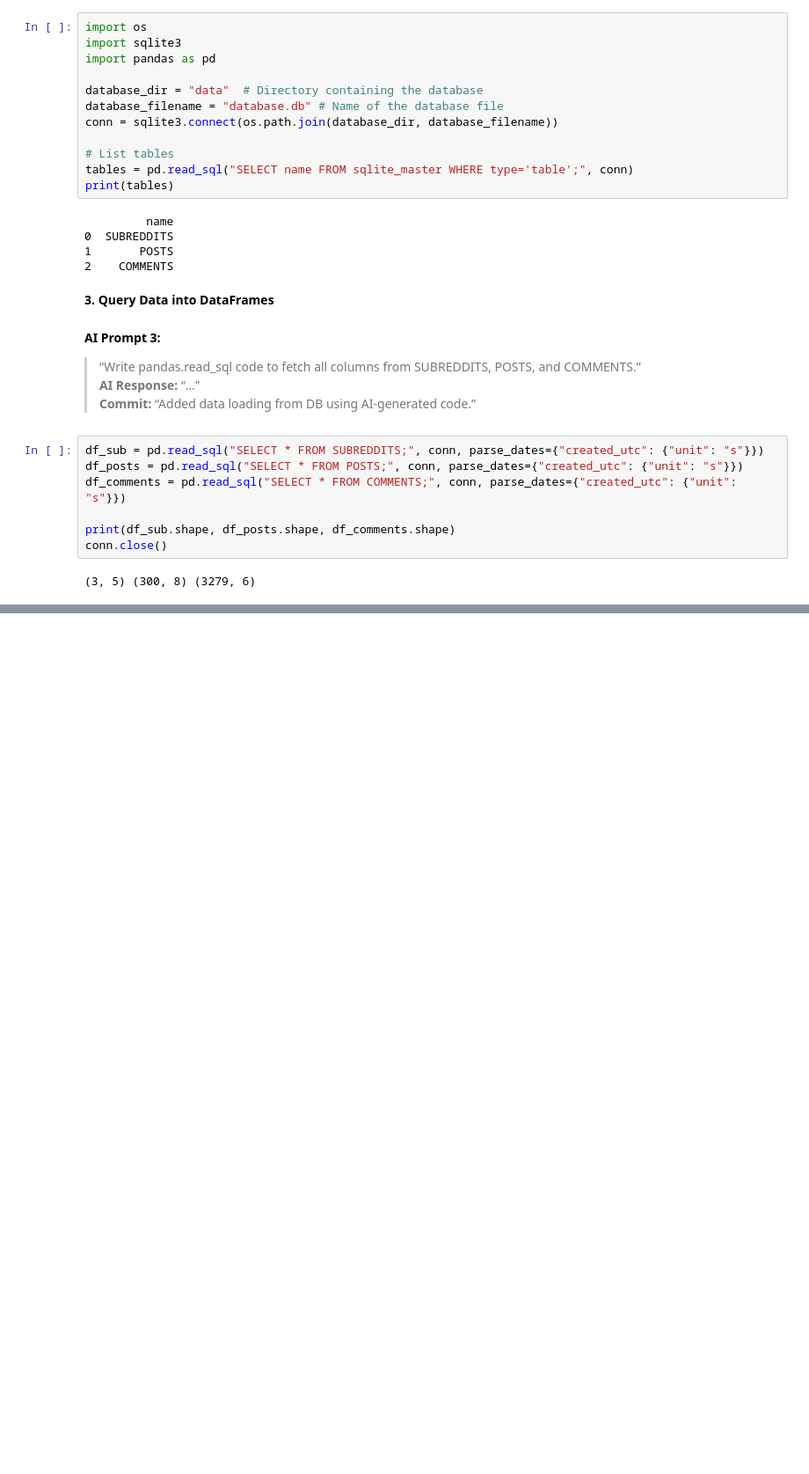
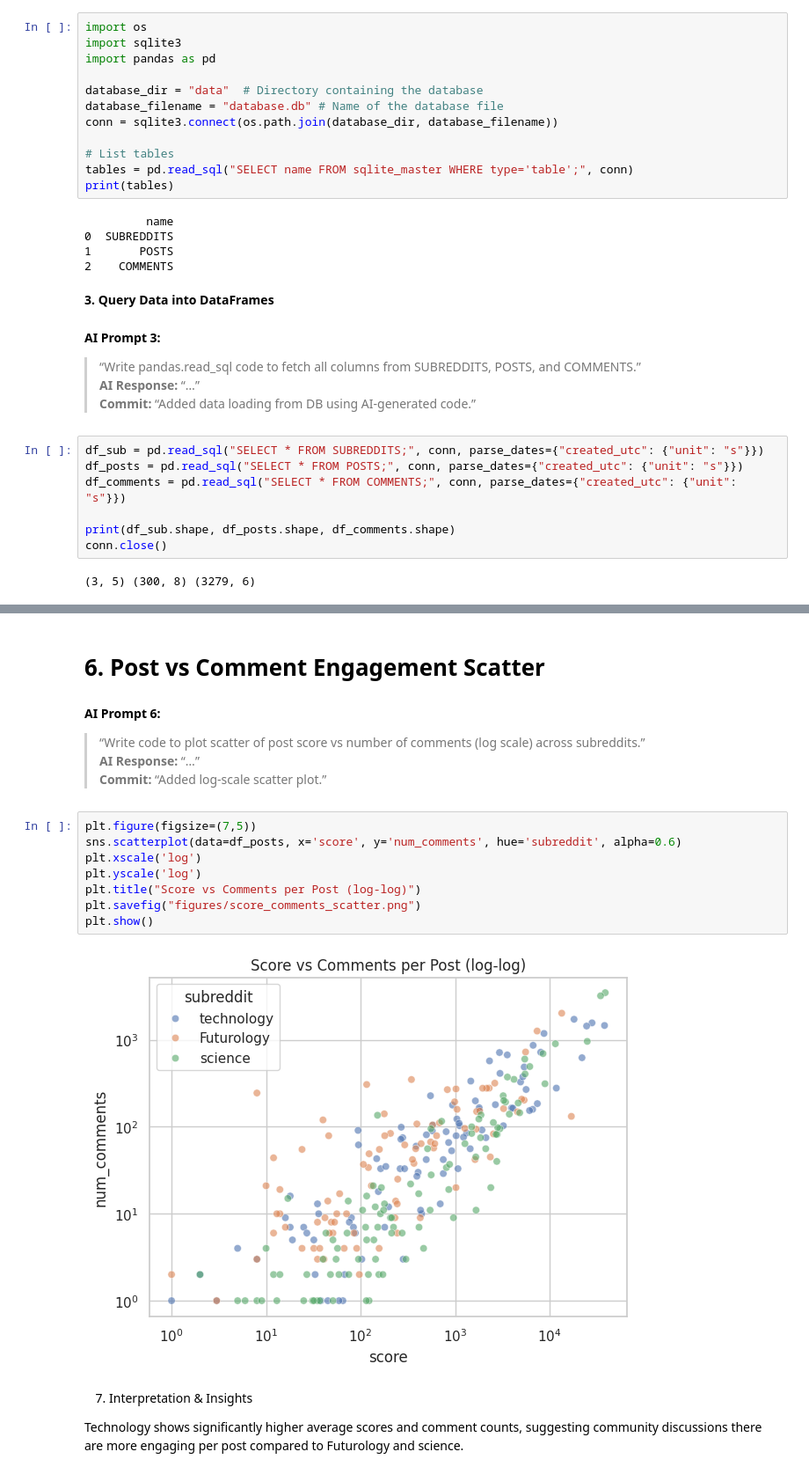
Before and after one commit to Qurat-ul-Ain-Gul19/GENIAL_COP, a Jupyter notebook: Data Science Project - Reddit Engagement Analysis/notebooks/NB02_Exploratory_Data_Analysis.ipynb, the cells around one changed output, grey strips where cells are left out. Shown: that part at 88% size. Drawn from its saved outputs; the diff is of its cells as text; blank space fills up the shorter version.

```diff
--- a/Data Science Project - Reddit Engagement Analysis/notebooks/NB02_Exploratory_Data_Analysis.ipynb
+++ b/Data Science Project - Reddit Engagement Analysis/notebooks/NB02_Exploratory_Data_Analysis.ipynb
@@ -56,0 +134,21 @@ conn.close()
+# %% [markdown]
+# 6. Post vs Comment Engagement Scatter
+# %% [markdown]
+**AI Prompt 6:**
+> “Write code to plot scatter of post score vs number of comments (log scale) across subreddits.”
+**AI Response:** “…”
+**Commit:** “Added log-scale scatter plot.”
+# %%
+plt.figure(figsize=(7,5))
+sns.scatterplot(data=df_posts, x='score', y='num_comments', hue='subreddit', alpha=0.6)
+plt.xscale('log')
+plt.yscale('log')
+plt.title("Score vs Comments per Post (log-log)")
+plt.savefig("figures/score_comments_scatter.png")
+plt.show()
+# %% [output]
+[figure, added]
+# %% [markdown]
+7. Interpretation & Insights
+
+Technology shows significantly higher average scores and comment counts, suggesting community discussions there are more engaging per post compared to Futurology and science.
```
Also changed, not shown: parts of 10 cells of this notebook.
